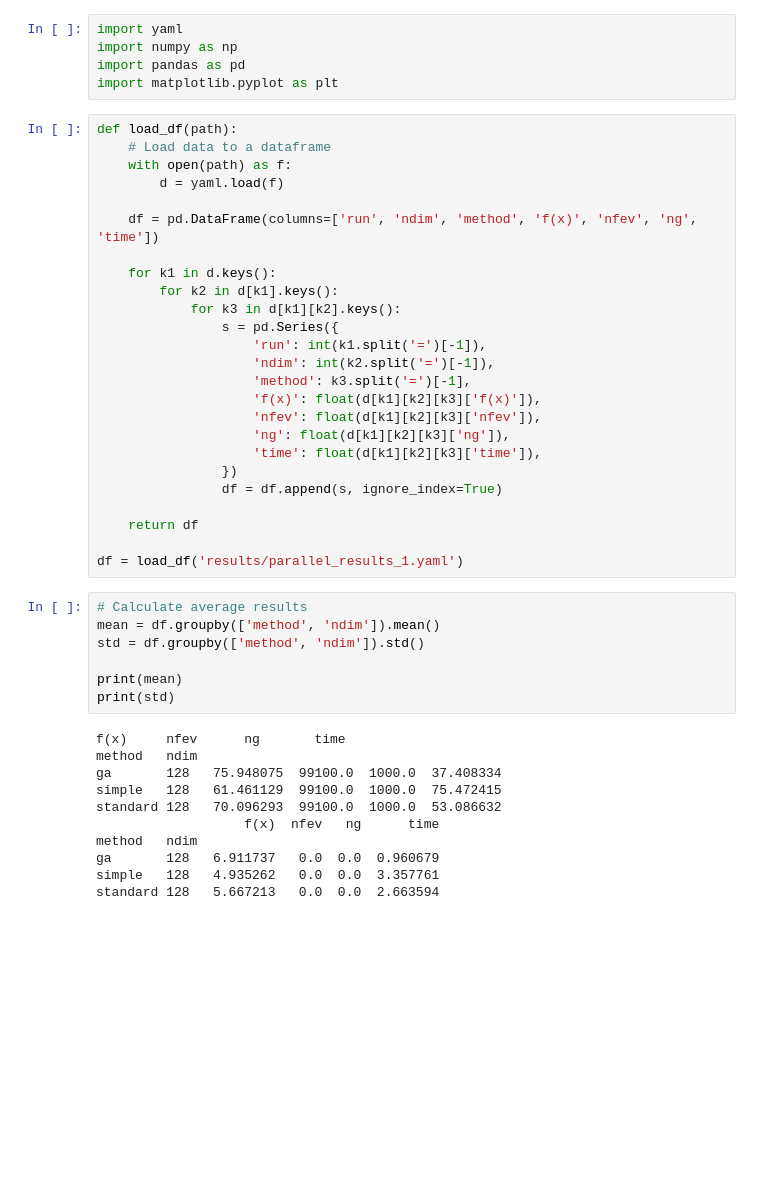
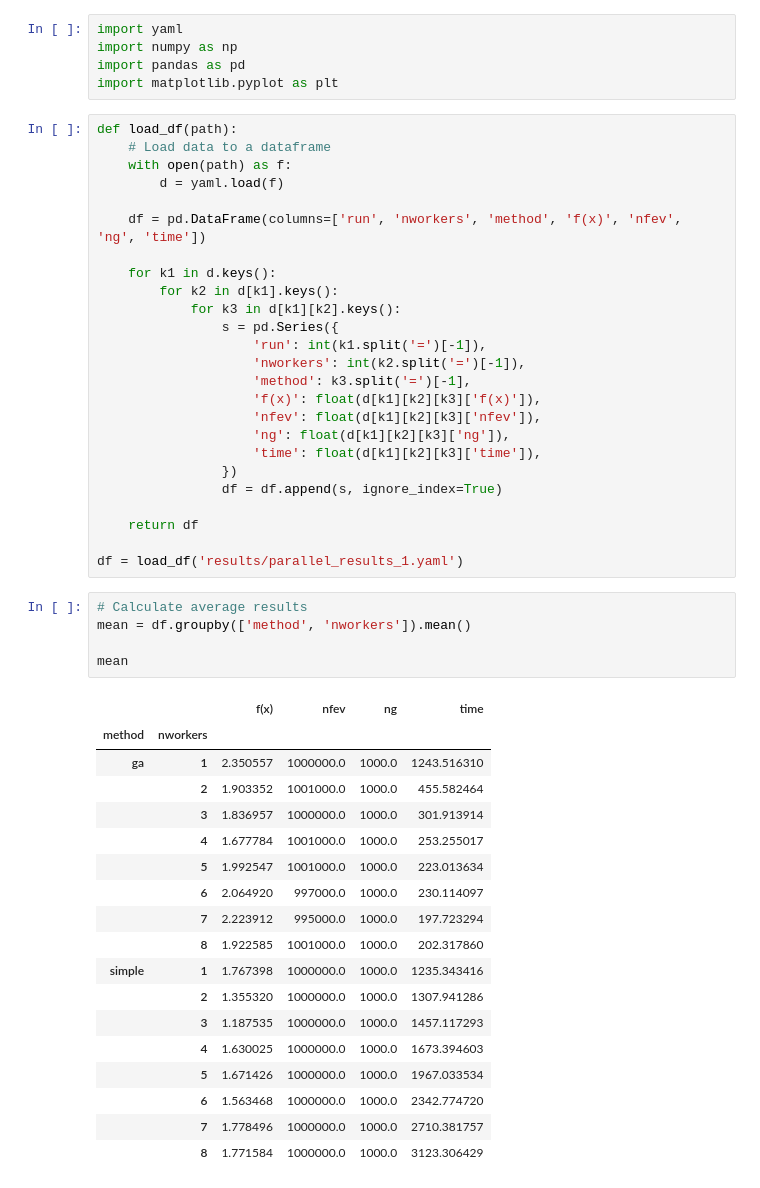
Before and after one commit to krzysztofarendt/modestga, a Jupyter notebook: modestga/benchmark/compare_parallel.ipynb, the cells around one changed output. Cells and saved outputs as stored; diff of their text form; blank space fills up the shorter version.

```diff
--- a/modestga/benchmark/compare_parallel.ipynb
+++ b/modestga/benchmark/compare_parallel.ipynb
@@ -9,14 +9,14 @@ def load_df(path):
     with open(path) as f:
         d = yaml.load(f)
 
-    df = pd.DataFrame(columns=['run', 'ndim', 'method', 'f(x)', 'nfev', 'ng', 'time'])
+    df = pd.DataFrame(columns=['run', 'nworkers', 'method', 'f(x)', 'nfev', 'ng', 'time'])
 
     for k1 in d.keys():
         for k2 in d[k1].keys():
             for k3 in d[k1][k2].keys():
                 s = pd.Series({
                     'run': int(k1.split('=')[-1]),
-                    'ndim': int(k2.split('=')[-1]),
+                    'nworkers': int(k2.split('=')[-1]),
                     'method': k3.split('=')[-1],
                     'f(x)': float(d[k1][k2][k3]['f(x)']),
                     'nfev': float(d[k1][k2][k3]['nfev']),
@@ -30,22 +30,28 @@ def load_df(path):
 df = load_df('results/parallel_results_1.yaml')
 # %%
 # Calculate average results
-mean = df.groupby(['method', 'ndim']).mean()
-std = df.groupby(['method', 'ndim']).std()
+mean = df.groupby(['method', 'nworkers']).mean()
 
-print(mean)
-print(std)
+mean
 # %% [output]
-f(x)     nfev      ng       time
-method   ndim
-ga       128   75.948075  99100.0  1000.0  37.408334
-simple   128   61.461129  99100.0  1000.0  75.472415
-standard 128   70.096293  99100.0  1000.0  53.086632
-                   f(x)  nfev   ng      time
-method   ndim
-ga       128   6.911737   0.0  0.0  0.960679
-simple   128   4.935262   0.0  0.0  3.357761
-standard 128   5.667213   0.0  0.0  2.663594
+|  |  | f(x) | nfev | ng | time |
+| method | nworkers |  |  |  |  |
+| ga | 1 | 2.350557 | 1000000.0 | 1000.0 | 1243.516310 |
+|  | 2 | 1.903352 | 1001000.0 | 1000.0 | 455.582464 |
+|  | 3 | 1.836957 | 1000000.0 | 1000.0 | 301.913914 |
+|  | 4 | 1.677784 | 1001000.0 | 1000.0 | 253.255017 |
+|  | 5 | 1.992547 | 1001000.0 | 1000.0 | 223.013634 |
+|  | 6 | 2.064920 | 997000.0 | 1000.0 | 230.114097 |
+|  | 7 | 2.223912 | 995000.0 | 1000.0 | 197.723294 |
+|  | 8 | 1.922585 | 1001000.0 | 1000.0 | 202.317860 |
+| simple | 1 | 1.767398 | 1000000.0 | 1000.0 | 1235.343416 |
+|  | 2 | 1.355320 | 1000000.0 | 1000.0 | 1307.941286 |
+|  | 3 | 1.187535 | 1000000.0 | 1000.0 | 1457.117293 |
+|  | 4 | 1.630025 | 1000000.0 | 1000.0 | 1673.394603 |
+|  | 5 | 1.671426 | 1000000.0 | 1000.0 | 1967.033534 |
+|  | 6 | 1.563468 | 1000000.0 | 1000.0 | 2342.774720 |
+|  | 7 | 1.778496 | 1000000.0 | 1000.0 | 2710.381757 |
+|  | 8 | 1.771584 | 1000000.0 | 1000.0 | 3123.306429 |
 # %%
 fig, ax = plt.subplots(1, 1, figsize=(8, 5), dpi=90)
 
```
Also changed, not shown: parts of 1 cell of this notebook, 1 other file.
